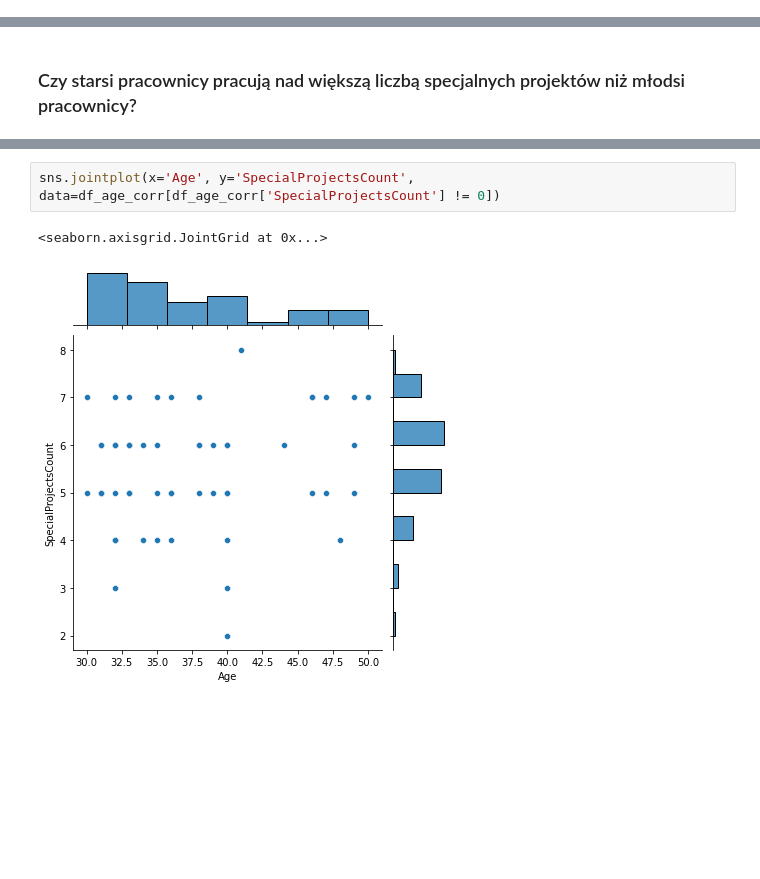
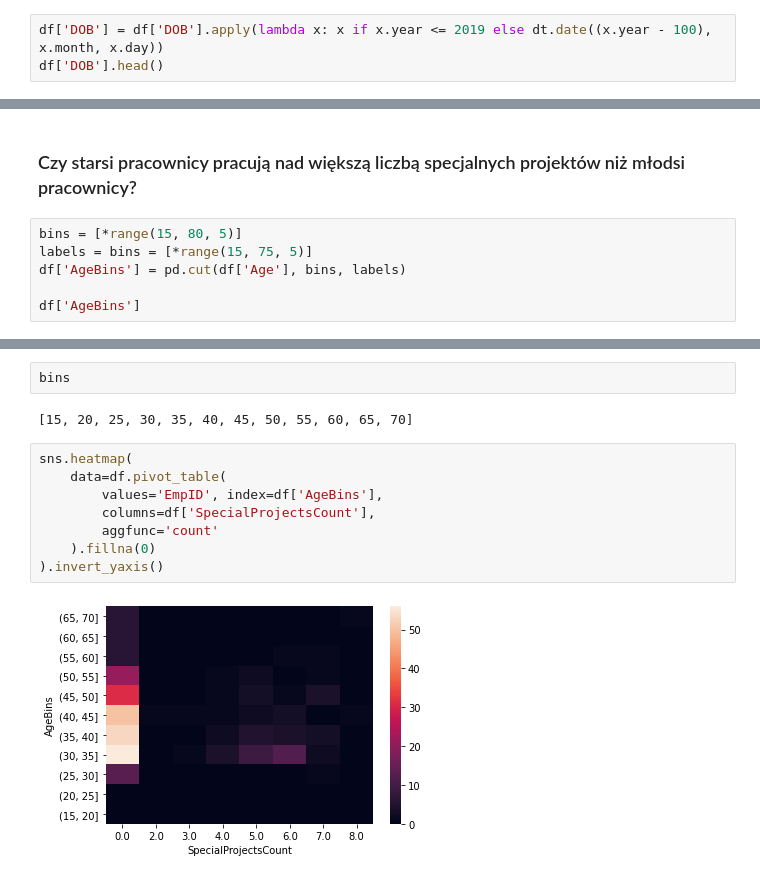
Before and after one commit to KaKaPe/analiza_danych_z_pythonem, a Jupyter notebook: Zadanie_analiza_danych.ipynb, the cells around one changed output, grey strips where cells are left out. Cells and saved outputs as stored; diff of their text form; blank space fills up the shorter version.

Commit message:
poprawiony wiek, dodane heatmapy

```diff
--- a/Zadanie_analiza_danych.ipynb
+++ b/Zadanie_analiza_danych.ipynb
@@ -55,0 +35,3 @@ df[['DateofTermination','DOB','DateofHire']].head()
+# %%
+df['DOB'] = df['DOB'].apply(lambda x: x if x.year <= 2019 else dt.date((x.year - 100), x.month, x.day))
+df['DOB'].head()
@@ -329,2 +327,8 @@ sns.violinplot(x=['F M']*len(df_age_corr), y='Age', hue='Sex', data=df_age_corr,
 # %% [markdown]
 ### Czy starsi pracownicy pracują nad większą liczbą specjalnych projektów niż młodsi pracownicy?
+# %%
+bins = [*range(15, 80, 5)]
+labels = bins = [*range(15, 75, 5)]
+df['AgeBins'] = pd.cut(df['Age'], bins, labels)
+
+df['AgeBins']
@@ -331,8 +349,17 @@ sns.violinplot(x=['F M']*len(df_age_corr), y='Age', hue='Sex', data=df_age_corr,
+# %%
+bins
+# %% [output]
+[15, 20, 25, 30, 35, 40, 45, 50, 55, 60, 65, 70]
 # %%
-sns.jointplot(x='Age', y='SpecialProjectsCount', data=df_age_corr[df_age_corr['SpecialProjectsCount'] != 0])
+sns.heatmap(
+    data=df.pivot_table(
+        values='EmpID', index=df['AgeBins'],
+        columns=df['SpecialProjectsCount'],
+        aggfunc='count'
+    ).fillna(0)
+).invert_yaxis()
 # %% [output]
-<seaborn.axisgrid.JointGrid at 0x...>
-[figure, old version]
+[figure, new version]
 # %% [markdown]
 ## Odpowiedzi
 <b>Czy istnieje zależność pomiędzy tym, kto jest bezpośrednim przełożonym (ManagerName, ManagerID) danego pracownika, a oceną wydajności pracy (PerformanceScore)?</b><br>
```
Also changed, not shown: parts of 15 cells of this notebook.
